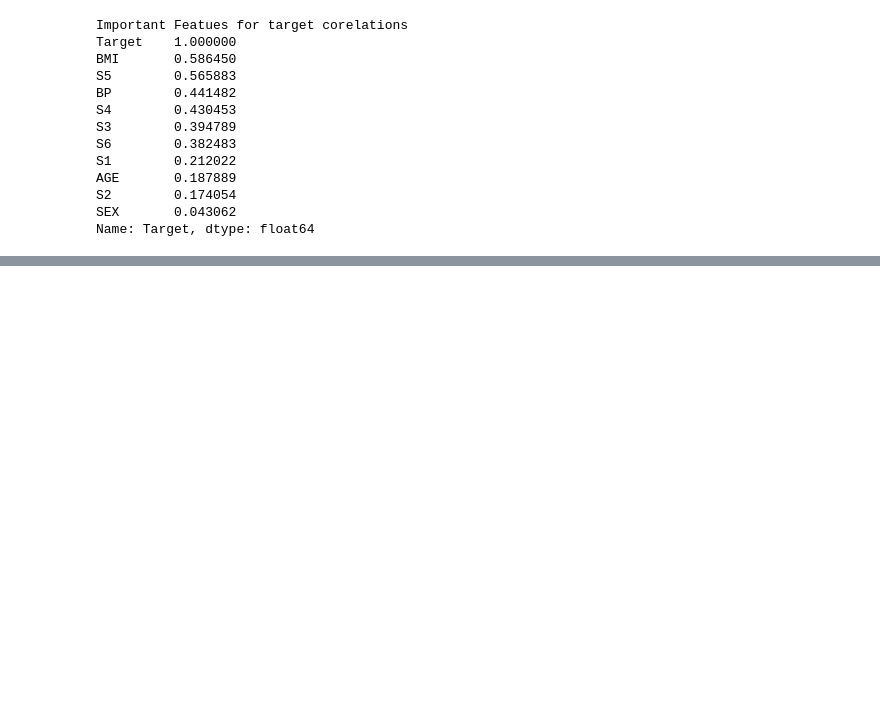
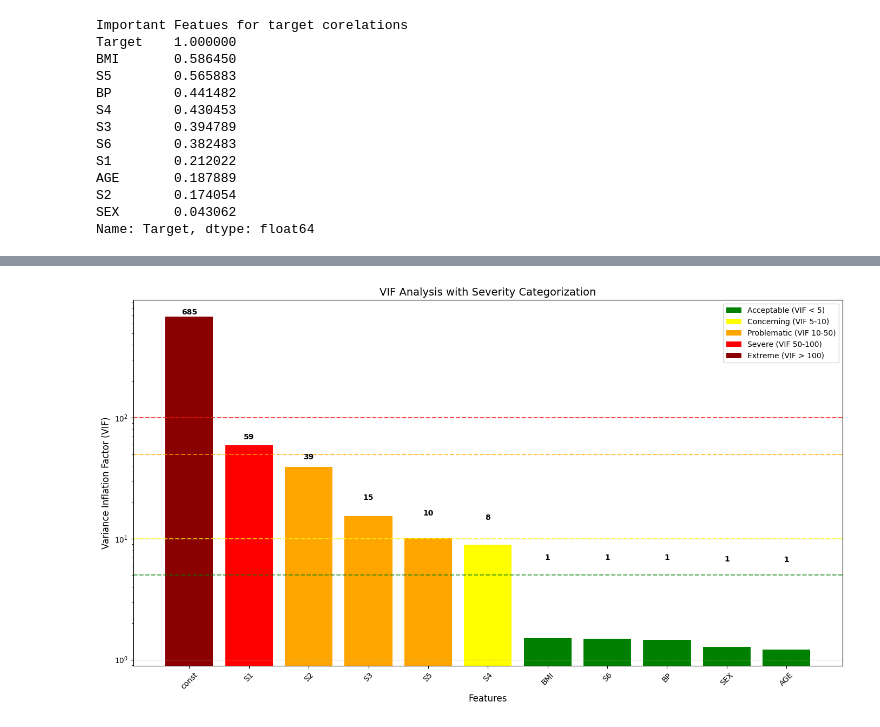
Before and after one commit to mehrahmad9033/DataScience, a Jupyter notebook: Assignment1.ipynb, the cells around one changed output, grey strips where cells are left out. Drawn from its saved outputs; the diff is of its cells as text; code cells hidden in the pictures; blank space fills up the shorter version.

```diff
--- a/Assignment1.ipynb
+++ b/Assignment1.ipynb
@@ -294,0 +241,89 @@ Passing `palette` without assigning `hue` is deprecated and will be removed in v
+# %%
+print('*********    Variance Inflation Factor    ****************')
+
+X = df.drop('Y', axis=1)
+X = add_constant(X)
+# Calculate VIF for each feature
+vif_data = pd.DataFrame()
+vif_data["Feature"] = X.columns
+vif_data["VIF"] = [variance_inflation_factor(X.values, i) for i in range(len(X.columns))]
+
+print(vif_data)
+# Add severity categories
+def categorize_vif(vif_value):
+    if vif_value < 5:
+        return "Acceptable"
+    elif vif_value < 10:
+        return "Concerning"
+    elif vif_value < 50:
+        return "Problematic"
+    elif vif_value < 100:
+        return "Severe"
+    else:
+        return "Extreme"
+
+vif_data["Severity"] = vif_data["VIF"].apply(categorize_vif)
+
+vif_data = vif_data.sort_values(by="VIF", ascending=False)
+
+(vif_data)
+
+# Create color map for severity levels
+color_map = {
+    "Acceptable": "green",
+    "Concerning": "yellow",
+    "Problematic": "orange",
+    "Severe": "red",
+    "Extreme": "darkred"
+}
+
+# Convert to categorical for proper ordering in the plot
+vif_data["Severity"] = pd.Categorical(
+    vif_data["Severity"],
+    categories=["Acceptable", "Concerning", "Problematic", "Severe", "Extreme"],
+    ordered=True
+)
+
+plt.figure(figsize=(14, 8))
+
+bars = plt.bar(vif_data["Feature"], vif_data["VIF"], color=[color_map[s] for s in vif_data["Severity"]])
+
+plt.axhline(y=5, color='green', linestyle='--', alpha=0.7, label="Threshold (VIF = 5)")
+plt.axhline(y=10, color='yellow', linestyle='--', alpha=0.7, label="Threshold (VIF = 10)")
+plt.axhline(y=50, color='orange', linestyle='--', alpha=0.7, label="Threshold (VIF = 50)")
+plt.axhline(y=100, color='red', linestyle='--', alpha=0.7, label="Threshold (VIF = 100)")
+
+plt.xlabel("Features", fontsize=12)
+plt.ylabel("Variance Inflation Factor (VIF)", fontsize=12)
+plt.title("VIF Analysis with Severity Categorization", fontsize=14)
+plt.xticks(rotation=45)
+plt.yscale('log')  # Log scale to better visualize the differences
+plt.grid(axis='y', linestyle='--', alpha=0.7)
+
+# Legend
+from matplotlib.patches import Patch
+legend_elements = [
+    Patch(facecolor='green', label='Acceptable (VIF < 5)'),
+    Patch(facecolor='yellow', label='Concerning (VIF 5-10)'),
+    Patch(facecolor='orange', label='Problematic (VIF 10-50)'),
+    Patch(facecolor='red', label='Severe (VIF 50-100)'),
+    Patch(facecolor='darkred', label='Extreme (VIF > 100)')
+]
+plt.legend(handles=legend_elements, loc='upper right')
+
+
+for bar in bars:
+    height = bar.get_height()
+    plt.text(
+        bar.get_x() + bar.get_width()/2.,
+        height + 5,
+        f'{int(height)}',
+        ha='center',
+        va='bottom',
+        rotation=0,
+        fontweight='bold'
+    )
+
+plt.tight_layout()
+plt.show()
+# %% [output]
@@ -294,0 +343 @@ Passing `palette` without assigning `hue` is deprecated and will be removed in v
+[figure, added]
```
Also changed, not shown: parts of 6 cells of this notebook.
